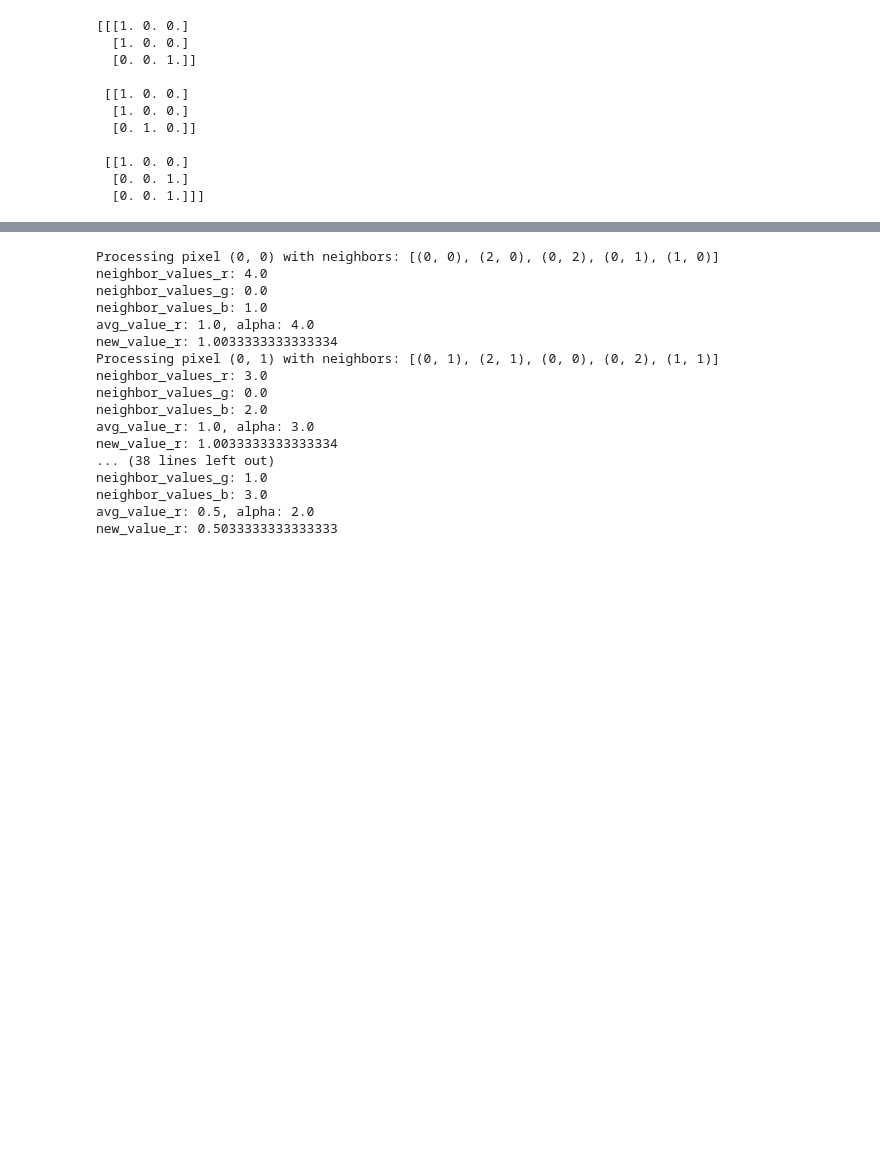
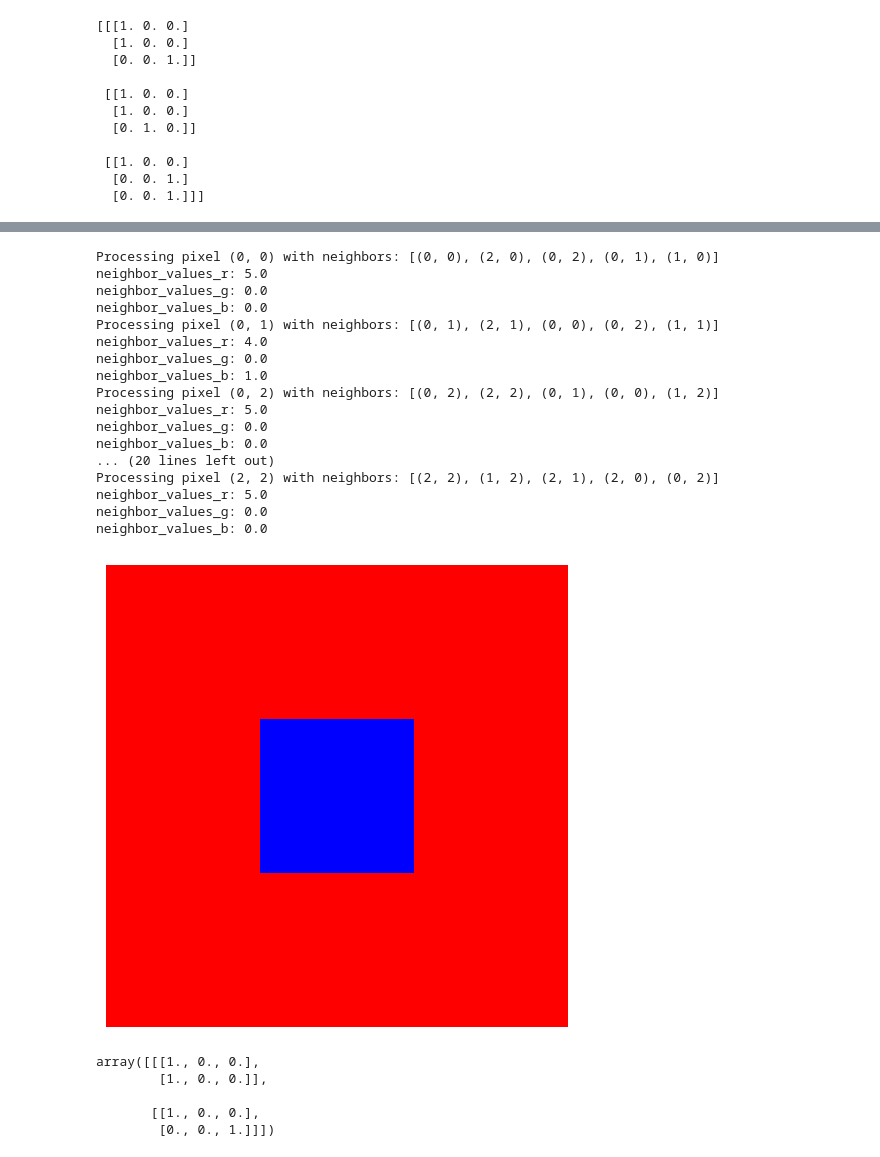
Before and after one commit to nacho2110/edpn-proyecto, a Jupyter notebook: proyecto.ipynb, the cells around one changed output, grey strips where cells are left out. Drawn from its saved outputs; the diff is of its cells as text; code cells hidden in the pictures; blank space fills up the shorter version.

```diff
--- a/proyecto.ipynb
+++ b/proyecto.ipynb
@@ -39,21 +55,30 @@ print(ini)
 # %%
-classifier.t
 classifier.alternated_step()
+classifier.show()
 # %% [output]
 Processing pixel (0, 0) with neighbors: [(0, 0), (2, 0), (0, 2), (0, 1), (1, 0)]
+neighbor_values_r: 5.0
+neighbor_values_g: 0.0
+neighbor_values_b: 0.0
+Processing pixel (0, 1) with neighbors: [(0, 1), (2, 1), (0, 0), (0, 2), (1, 1)]
 neighbor_values_r: 4.0
 neighbor_values_g: 0.0
 neighbor_values_b: 1.0
-avg_value_r: 1.0, alpha: 4.0
-new_value_r: 1.0033333333333334
-Processing pixel (0, 1) with neighbors: [(0, 1), (2, 1), (0, 0), (0, 2), (1, 1)]
-neighbor_values_r: 3.0
+Processing pixel (0, 2) with neighbors: [(0, 2), (2, 2), (0, 1), (0, 0), (1, 2)]
+neighbor_values_r: 5.0
 neighbor_values_g: 0.0
-neighbor_values_b: 2.0
-avg_value_r: 1.0, alpha: 3.0
-new_value_r: 1.0033333333333334
-... (38 lines left out)
-neighbor_values_g: 1.0
-neighbor_values_b: 3.0
-avg_value_r: 0.5, alpha: 2.0
-new_value_r: 0.5033333333333333
+neighbor_values_b: 0.0
+... (20 lines left out)
+Processing pixel (2, 2) with neighbors: [(2, 2), (1, 2), (2, 1), (2, 0), (0, 2)]
+neighbor_values_r: 5.0
+neighbor_values_g: 0.0
+neighbor_values_b: 0.0
+[figure, added]
+# %%
+classifier.grid
+# %% [output]
+array([[[1., 0., 0.],
+        [1., 0., 0.]],
+
+       [[1., 0., 0.],
+        [0., 0., 1.]]])
```
Also changed, not shown: parts of 7 cells of this notebook, 2 other files.
